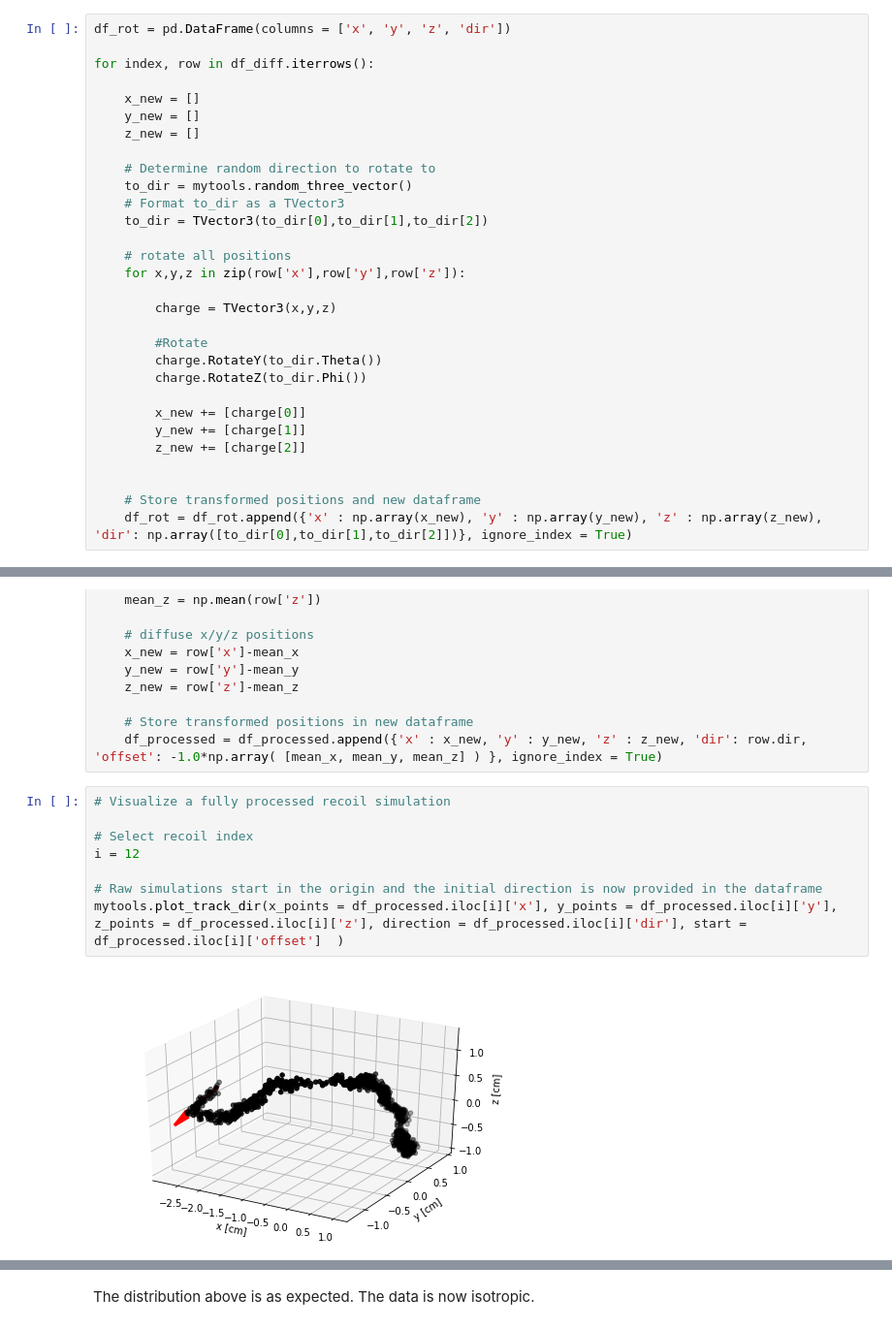
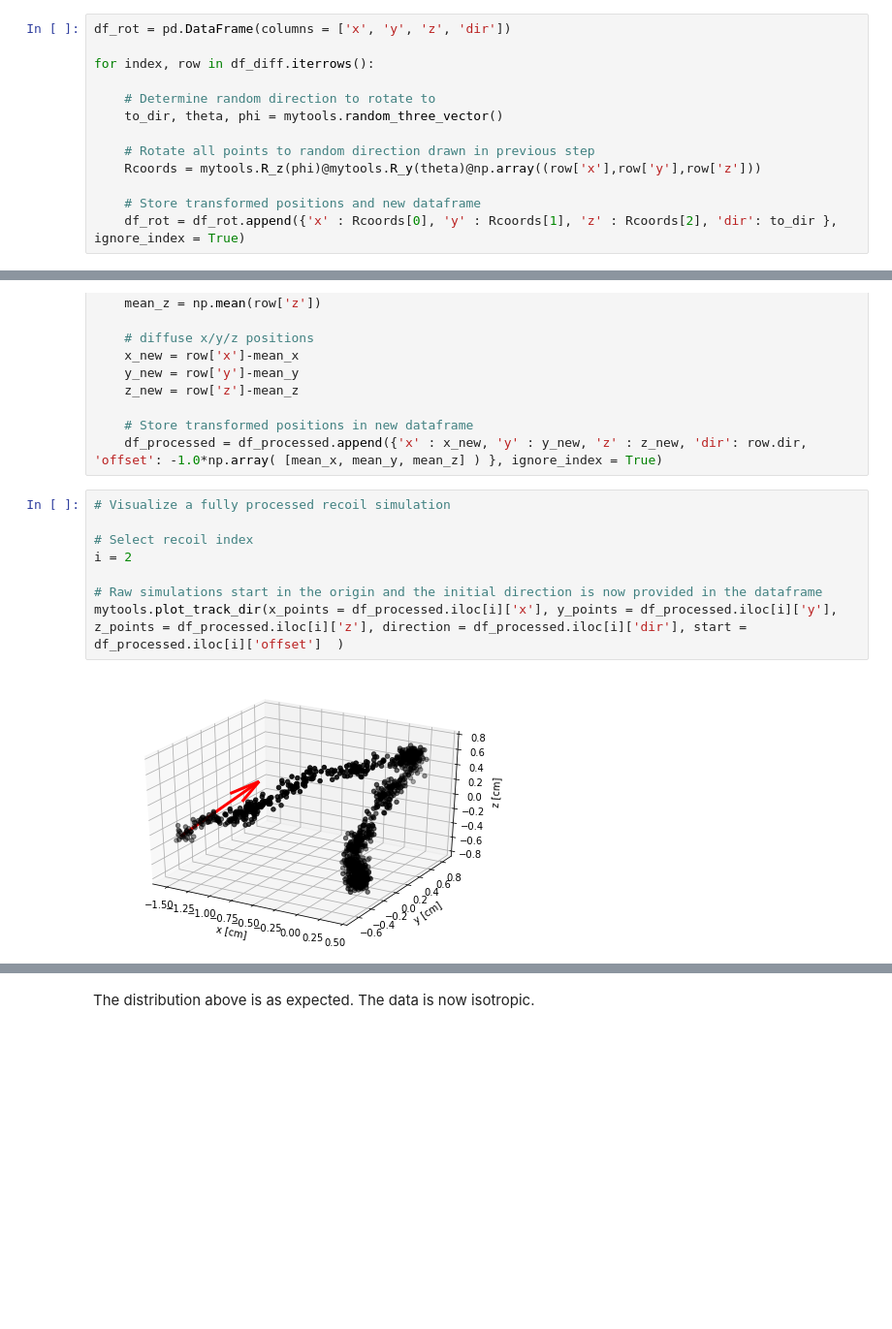
Before and after one commit to mghrear/3D_Heteroscedastic_Convnet, a Jupyter notebook: explore_data.ipynb, the cells around one changed output, grey strips where cells are left out. Shown at 97% size. Drawn from its saved outputs; the diff is of its cells as text; blank space fills up the shorter version.

```diff
--- a/explore_data.ipynb
+++ b/explore_data.ipynb
@@ -93,35 +96,18 @@ mytools.plot_track_dir(x_points = df_diff.iloc[i]['x'], y_points = df_diff.iloc[
 # %% [markdown]
 # Rotate simulations to a random direction
-# %%
-df_rot = pd.DataFrame(columns = ['x', 'y', 'z', 'dir'])
-
-for index, row in df_diff.iterrows():
-
-    x_new = []
-    y_new = []
-    z_new = []
-
-    # Determine random direction to rotate to
-    to_dir = mytools.random_three_vector()
-    # Format to_dir as a TVector3
-    to_dir = TVector3(to_dir[0],to_dir[1],to_dir[2])
-
-    # rotate all positions
-    for x,y,z in zip(row['x'],row['y'],row['z']):
-
-        charge = TVector3(x,y,z)
-
-        #Rotate
-        charge.RotateY(to_dir.Theta())
-        charge.RotateZ(to_dir.Phi())
-
-        x_new += [charge[0]]
-        y_new += [charge[1]]
-        z_new += [charge[2]]
-
-
-    # Store transformed positions and new dataframe
-    df_rot = df_rot.append({'x' : np.array(x_new), 'y' : np.array(y_new), 'z' : np.array(z_new), 'dir': np.array([to_dir[0],to_dir[1],to_dir[2]])}, ignore_index = True)
+# %%
+df_rot = pd.DataFrame(columns = ['x', 'y', 'z', 'dir'])
+
+for index, row in df_diff.iterrows():
+
+    # Determine random direction to rotate to
+    to_dir, theta, phi = mytools.random_three_vector()
+
+    # Rotate all points to random direction drawn in previous step
+    Rcoords = mytools.R_z(phi)@mytools.R_y(theta)@np.array((row['x'],row['y'],row['z']))
+
+    # Store transformed positions and new dataframe
+    df_rot = df_rot.append({'x' : Rcoords[0], 'y' : Rcoords[1], 'z' : Rcoords[2], 'dir': to_dir }, ignore_index = True)
 # %%
 # Visualize a diffused and randomly rotated recoil simulation
 
@@ -153,13 +139,13 @@ for index, row in df_rot.iterrows():
 # %%
 # Visualize a fully processed recoil simulation
 
 # Select recoil index
-i = 12
+i = 2
 
 # Raw simulations start in the origin and the initial direction is now provided in the dataframe
 mytools.plot_track_dir(x_points = df_processed.iloc[i]['x'], y_points = df_processed.iloc[i]['y'], z_points = df_processed.iloc[i]['z'], direction = df_processed.iloc[i]['dir'], start = df_processed.iloc[i]['offset']  )
 # %% [output]
-[figure, old version]
+[figure, new version]
 # %%
 # Extract and combine all spacial info
 all_x = np.concatenate(df_processed.x)
```
Also changed, not shown: parts of 11 cells of this notebook, 3 other files.
